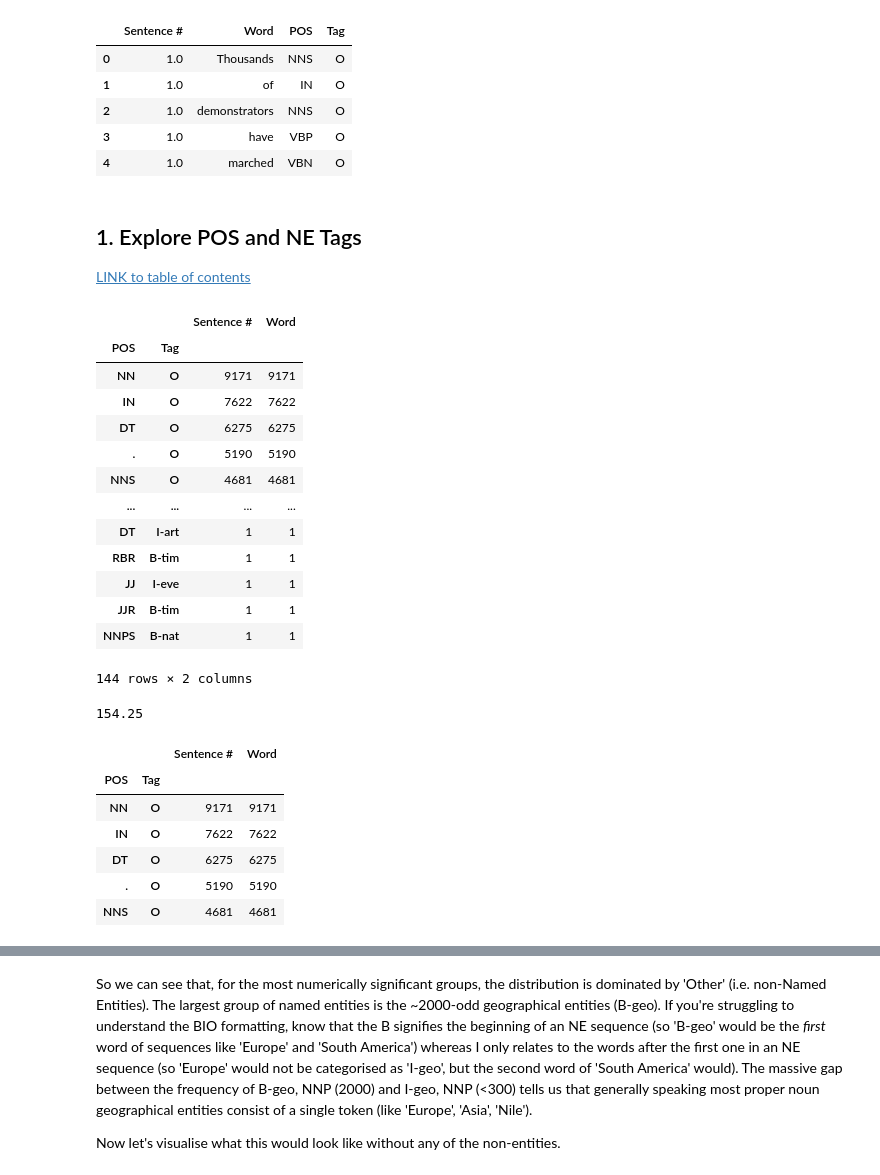
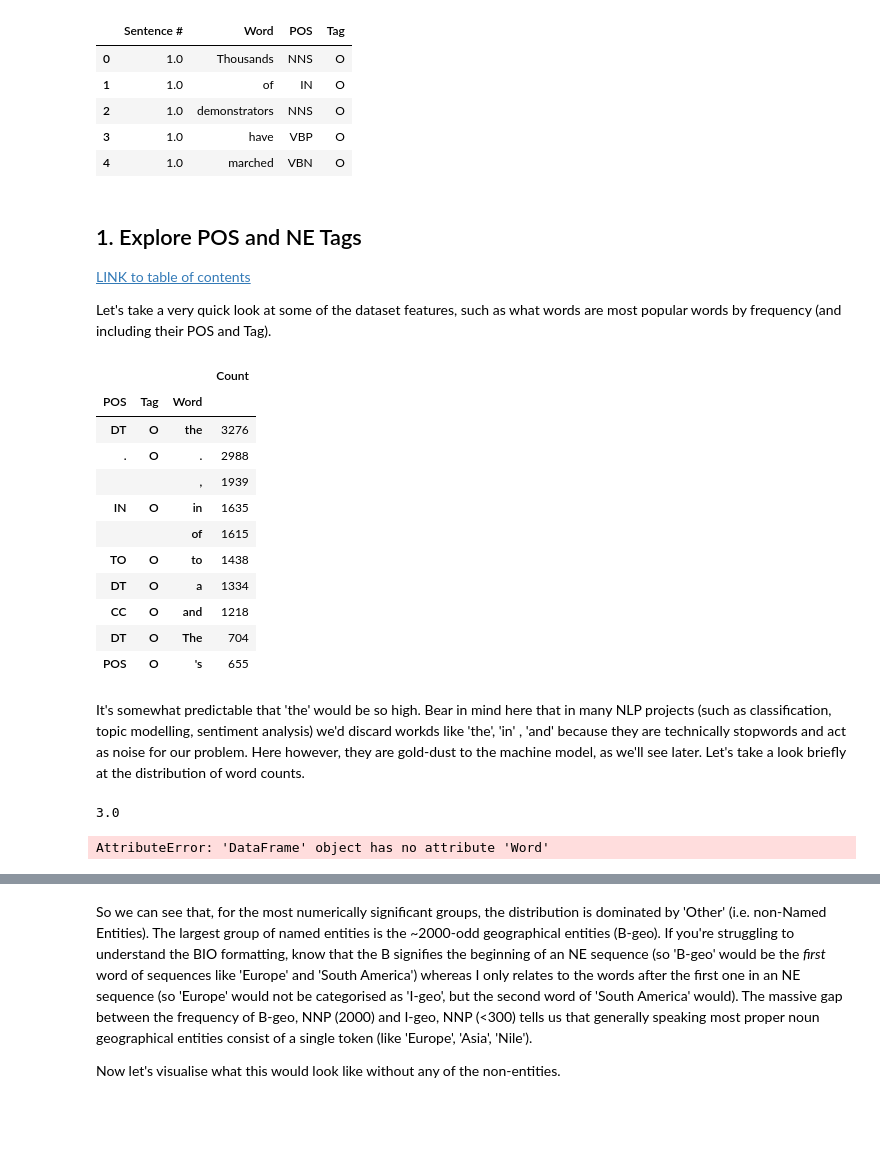
Before and after one commit to Ioana-P/Named_Entity_Recog_project, a Jupyter notebook: 3. EDA.ipynb, the cells around one changed output, grey strips where cells are left out. Saved outputs shown, nothing was run; the diff lists cells and outputs as text; code cells hidden in the pictures; blank space fills up the shorter version.

```diff
--- a/3. EDA.ipynb
+++ b/3. EDA.ipynb
@@ -85,41 +82,38 @@ df.head()
 ## 1. Explore POS and NE Tags
 
 [LINK to table of contents](#contents)
+
+Let's take a very quick look at some of the dataset features, such as what words are most popular words by frequency (and including their POS and Tag).
 # %%
-pos_tag_breakdown = df.groupby(by=['POS', 'Tag']).count().sort_values(by='Word', ascending=False)
-pos_tag_breakdown
+pos_tag_breakdown = df.groupby(by=['POS', 'Tag', 'Word']).count().rename({'Sentence #':'Count'}, axis=1).sort_values(by='Count', ascending=False)
+pos_tag_breakdown.head(10)
 # %% [output]
-|  |  | Sentence # | Word |
-| POS | Tag |  |  |
-| NN | O | 9171 | 9171 |
-| IN | O | 7622 | 7622 |
-| DT | O | 6275 | 6275 |
-| . | O | 5190 | 5190 |
-| NNS | O | 4681 | 4681 |
-| ... | ... | ... | ... |
-| DT | I-art | 1 | 1 |
-| RBR | B-tim | 1 | 1 |
-| JJ | I-eve | 1 | 1 |
-| JJR | B-tim | 1 | 1 |
-| NNPS | B-nat | 1 | 1 |
+|  |  |  | Count |
+| POS | Tag | Word |  |
+| DT | O | the | 3276 |
+| . | O | . | 2988 |
+|  |  | , | 1939 |
+| IN | O | in | 1635 |
+|  |  | of | 1615 |
+| TO | O | to | 1438 |
+| DT | O | a | 1334 |
+| CC | O | and | 1218 |
+| DT | O | The | 704 |
+| POS | O | 's | 655 |
-144 rows × 2 columns
-# %%
-pos_tag_breakdown.Word.quantile(.75)
-# %% [output]
-154.25
+# %% [markdown]
+It's somewhat predictable that 'the' would be so high. Bear in mind here that in many NLP projects (such as classification, topic modelling, sentiment analysis) we'd discard workds like 'the', 'in' , 'and' because they are technically stopwords and act as noise for our problem. Here however, they are gold-dust to the machine model, as we'll see later.
+Let's take a look briefly at the distribution of word counts.
+# %%
+sns.distplot()
+# %% [output]
+3.0
 # %%
 # Since there are so many POS and NE categories, we'll only take the combinations that have a frequency above
 # the 75th quantile of 154
 pos_tag_trim = pos_tag_breakdown.loc[pos_tag_breakdown.Word>154]
 pos_tag_trim.head()
 # %% [output]
-|  |  | Sentence # | Word |
-| POS | Tag |  |  |
-| NN | O | 9171 | 9171 |
-| IN | O | 7622 | 7622 |
-| DT | O | 6275 | 6275 |
-| . | O | 5190 | 5190 |
-| NNS | O | 4681 | 4681 |
+AttributeError: 'DataFrame' object has no attribute 'Word'
 # %%
 pos_tag_trim = pos_tag_trim.reset_index()
 # %%
```
Also changed, not shown: parts of 4 cells of this notebook, 10 other files.
